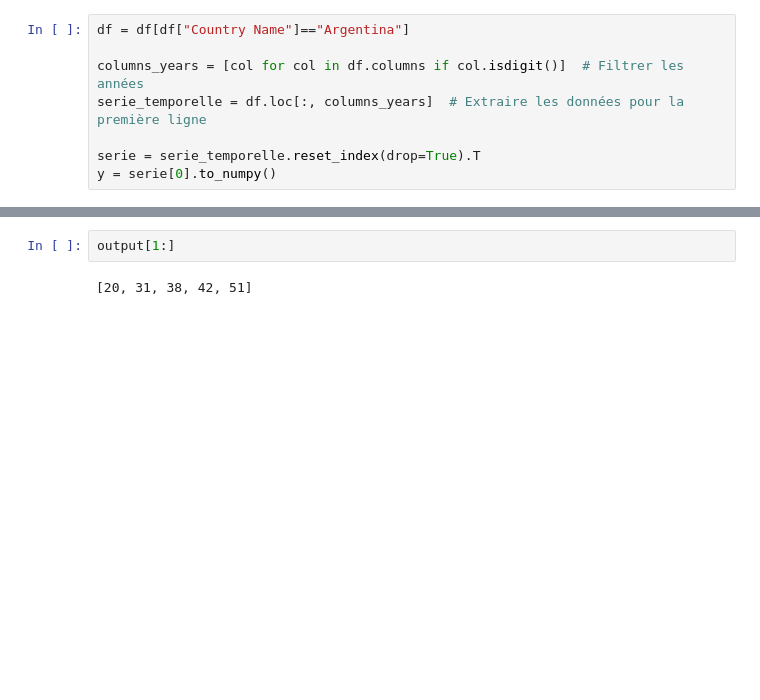
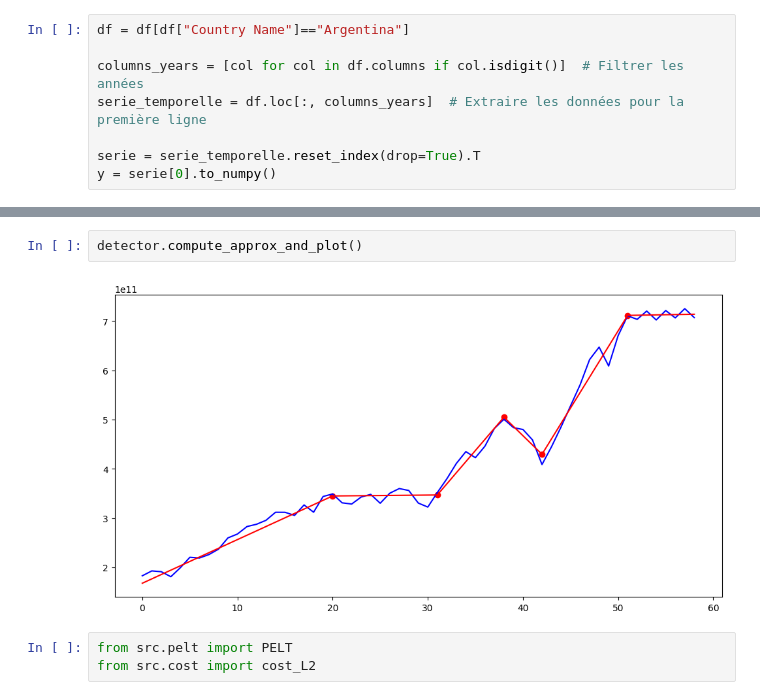
Before and after one commit to QMoayedpour/CPD_MVA, a Jupyter notebook: ntbk/synth_data.ipynb, the cells around one changed output, grey strips where cells are left out. Drawn from its saved outputs; the diff is of its cells as text; blank space fills up the shorter version.

Commit message:
add pelt #TODO rename it

```diff
--- a/ntbk/synth_data.ipynb
+++ b/ntbk/synth_data.ipynb
@@ -44,7 +48,10 @@ for idx in output[1:]: # On ne prends pas en compte le premier change points (0
     plt.axvline(idx, c="r")
 # %% [output]
 [figure]
-# %%
-output[1:]
-# %% [output]
-[20, 31, 38, 42, 51]
+# %%
+detector.compute_approx_and_plot()
+# %% [output]
+[figure, added]
+# %%
+from src.pelt import PELT
+from src.cost import cost_L2
```
Also changed, not shown: parts of 4 cells of this notebook, 1 other file.
